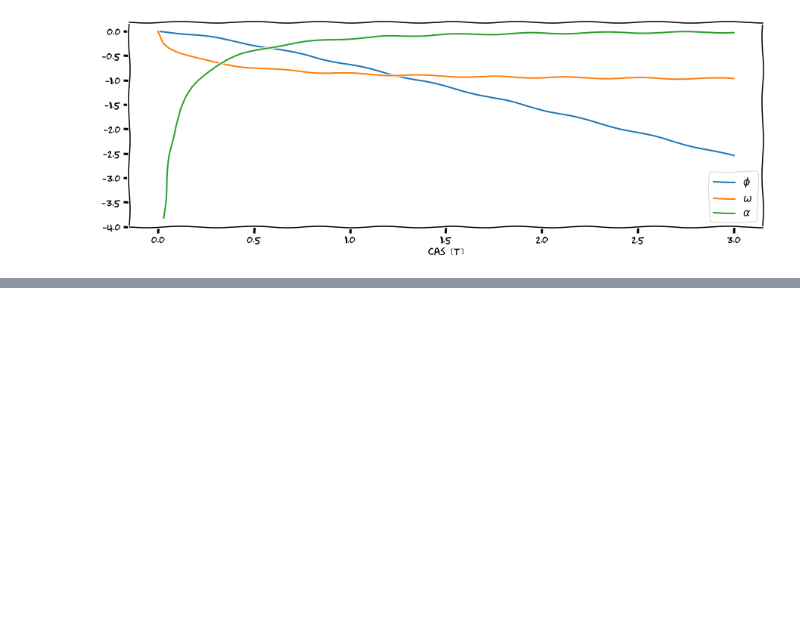
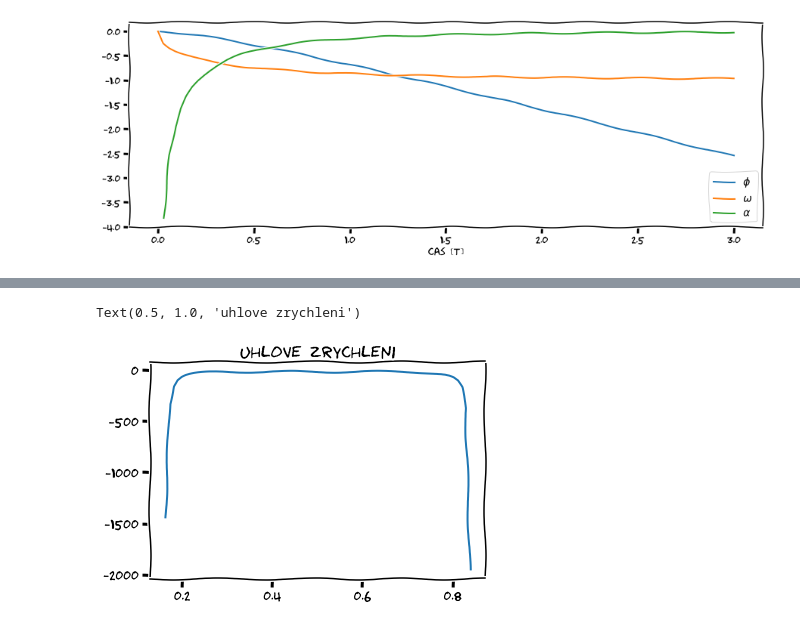
Before and after one commit to petr-henys/TME, a Jupyter notebook: mechanizmy.ipynb, the cells around one changed output, grey strips where cells are left out. Cells and saved outputs as stored; diff of their text form; code cells hidden in the pictures; blank space fills up the shorter version.

```diff
--- a/mechanizmy.ipynb
+++ b/mechanizmy.ipynb
@@ -225,0 +328,5 @@ plt.show()
+# %%
+d2ldt2 = dldt.diff(t)
+alpha = (dldt ** 2 + l * d2ldt2 - a * (b * sp.cos(phi) - h * sp.sin(phi)) * omega ** 2) \
+         / a / (b * sp.sin(phi) + h * sp.cos(phi))
+alpha
@@ -225,0 +389,6 @@ plt.show()
+# %%
+plt.plot(tn, alphan(tn))
+plt.title('uhlove zrychleni')
+# %% [output]
+Text(0.5, 1.0, 'uhlove zrychleni')
+[figure, added]
```
Also changed, not shown: parts of 20 cells of this notebook.
